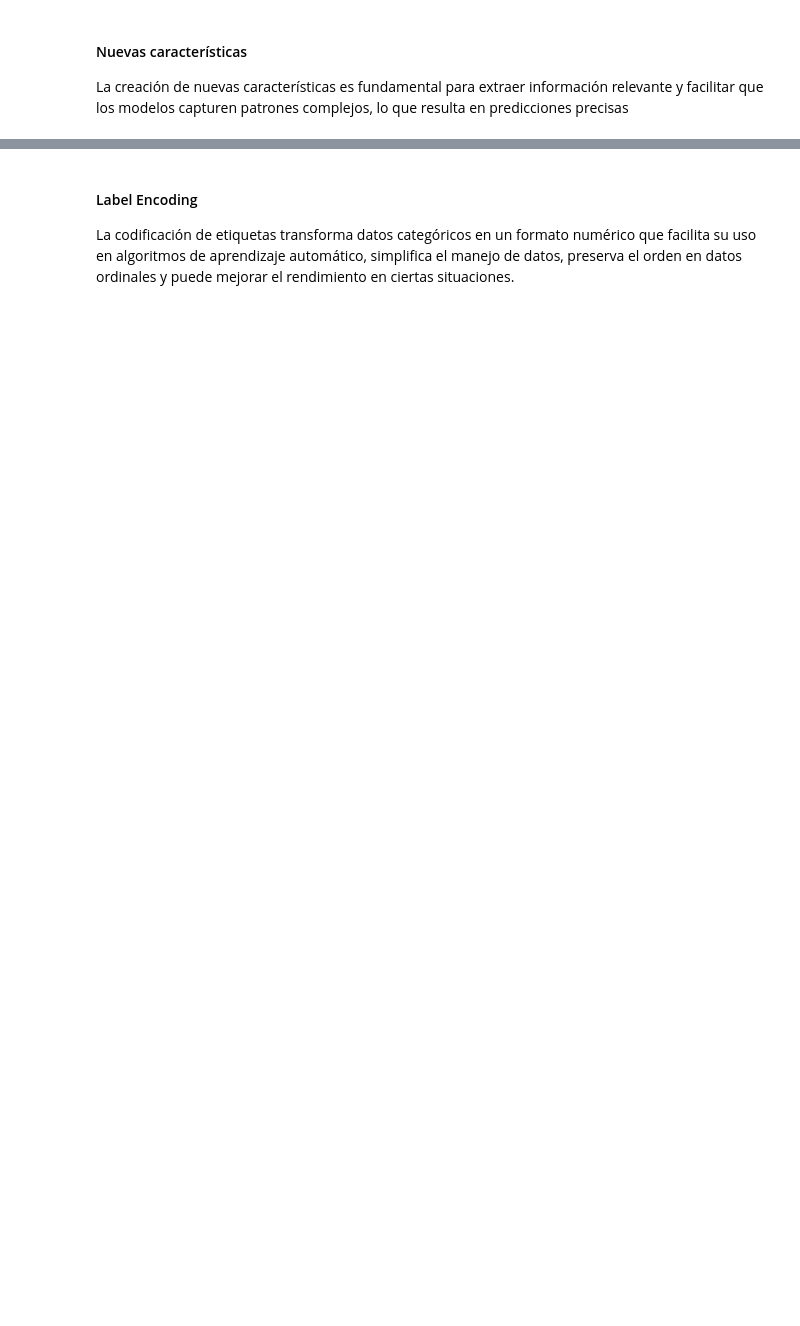
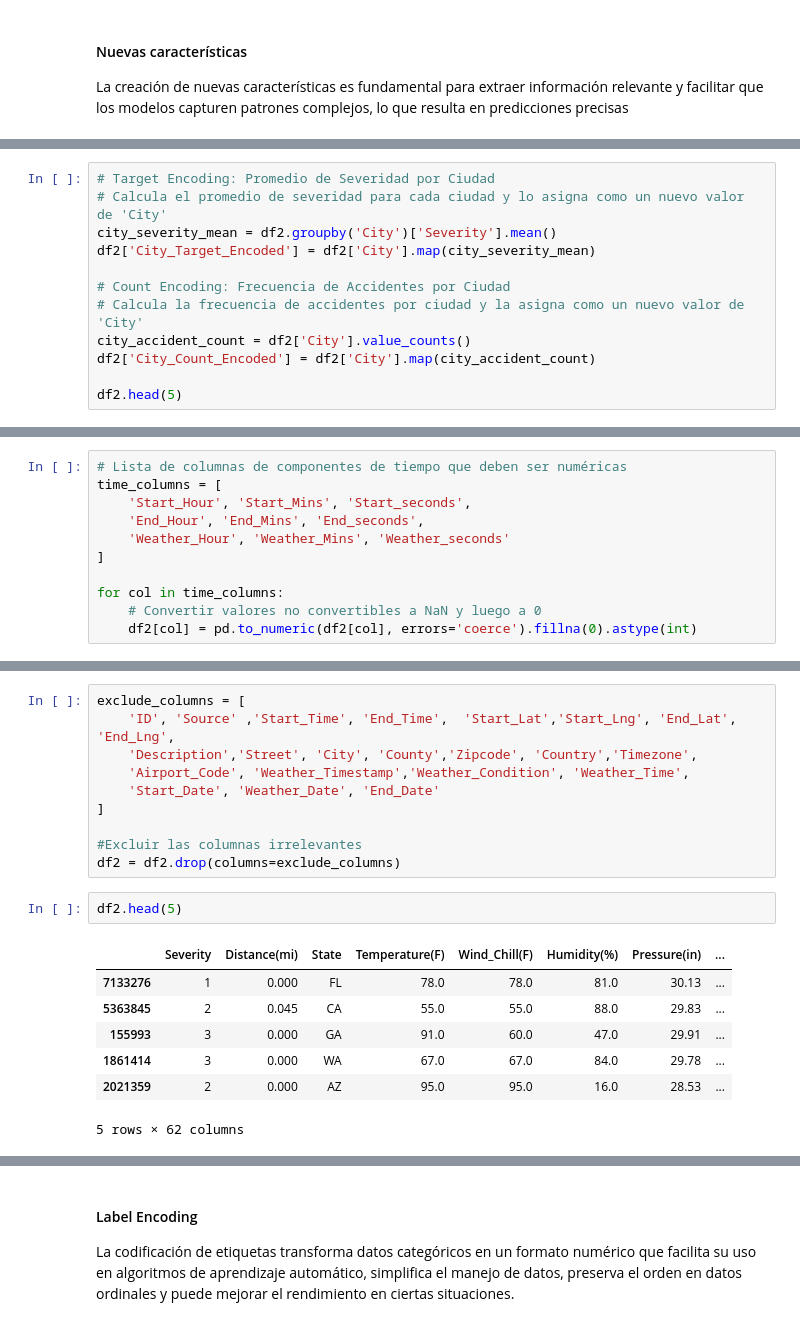
Before and after one commit to jsmoralesc/DSA_Proyecto_AccidentesTransito, a Jupyter notebook: Code/Preprocesamiento_Datos.ipynb, the cells around one changed output, grey strips where cells are left out. Drawn from its saved outputs; the diff is of its cells as text; blank space fills up the shorter version.

```diff
--- a/Code/Preprocesamiento_Datos.ipynb
+++ b/Code/Preprocesamiento_Datos.ipynb
@@ -641,0 +740,12 @@ df2.head(5)
+# %%
+# Target Encoding: Promedio de Severidad por Ciudad
+# Calcula el promedio de severidad para cada ciudad y lo asigna como un nuevo valor de 'City'
+city_severity_mean = df2.groupby('City')['Severity'].mean()
+df2['City_Target_Encoded'] = df2['City'].map(city_severity_mean)
+
+# Count Encoding: Frecuencia de Accidentes por Ciudad
+# Calcula la frecuencia de accidentes por ciudad y la asigna como un nuevo valor de 'City'
+city_accident_count = df2['City'].value_counts()
+df2['City_Count_Encoded'] = df2['City'].map(city_accident_count)
+
+df2.head(5)
@@ -641,0 +776,11 @@ df2.head(5)
+# %%
+# Lista de columnas de componentes de tiempo que deben ser numéricas
+time_columns = [
+    'Start_Hour', 'Start_Mins', 'Start_seconds',
+    'End_Hour', 'End_Mins', 'End_seconds',
+    'Weather_Hour', 'Weather_Mins', 'Weather_seconds'
+]
+
+for col in time_columns:
+    # Convertir valores no convertibles a NaN y luego a 0
+    df2[col] = pd.to_numeric(df2[col], errors='coerce').fillna(0).astype(int)
@@ -641,0 +804,20 @@ df2.head(5)
+# %%
+exclude_columns = [
+    'ID', 'Source' ,'Start_Time', 'End_Time',  'Start_Lat','Start_Lng', 'End_Lat', 'End_Lng',
+    'Description','Street', 'City', 'County','Zipcode', 'Country','Timezone',
+    'Airport_Code', 'Weather_Timestamp','Weather_Condition', 'Weather_Time',
+    'Start_Date', 'Weather_Date', 'End_Date'
+]
+
+#Excluir las columnas irrelevantes
+df2 = df2.drop(columns=exclude_columns)
+# %%
+df2.head(5)
+# %% [output]
+|  | Severity | Distance(mi) | State | Temperature(F) | Wind_Chill(F) | Humidity(%) | Pressure(in) | ... |
+| 7133276 | 1 | 0.000 | FL | 78.0 | 78.0 | 81.0 | 30.13 | ... |
+| 5363845 | 2 | 0.045 | CA | 55.0 | 55.0 | 88.0 | 29.83 | ... |
+| 155993 | 3 | 0.000 | GA | 91.0 | 60.0 | 47.0 | 29.91 | ... |
+| 1861414 | 3 | 0.000 | WA | 67.0 | 67.0 | 84.0 | 29.78 | ... |
+| 2021359 | 2 | 0.000 | AZ | 95.0 | 95.0 | 16.0 | 28.53 | ... |
+5 rows × 62 columns
```
Also changed, not shown: parts of 21 cells of this notebook, 2 other files.
